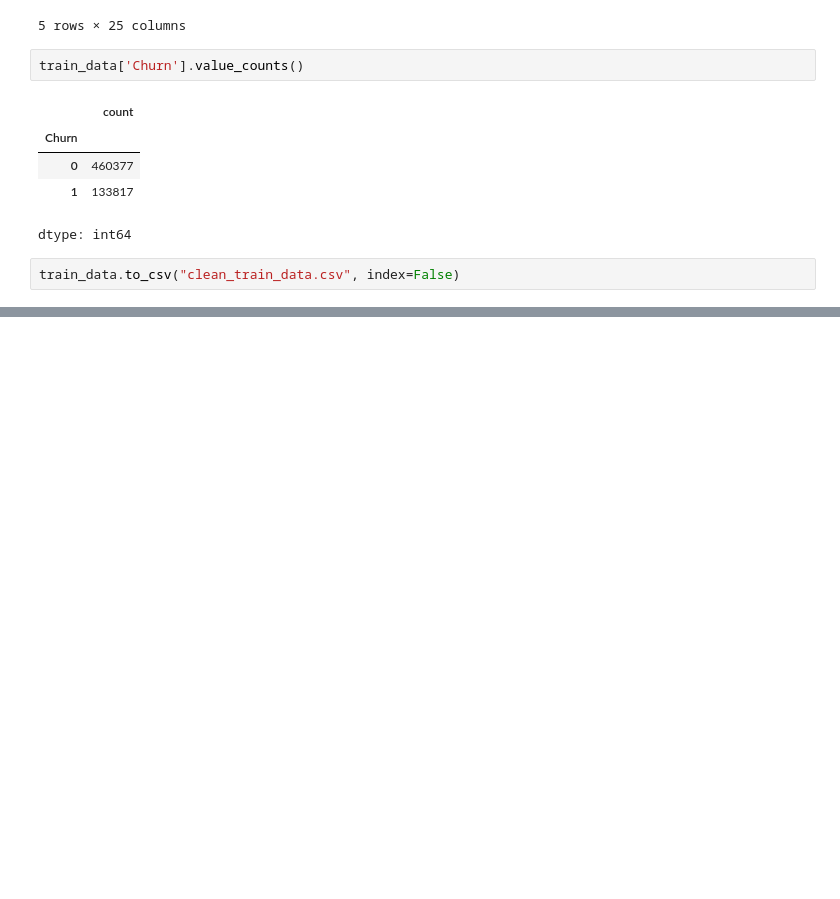
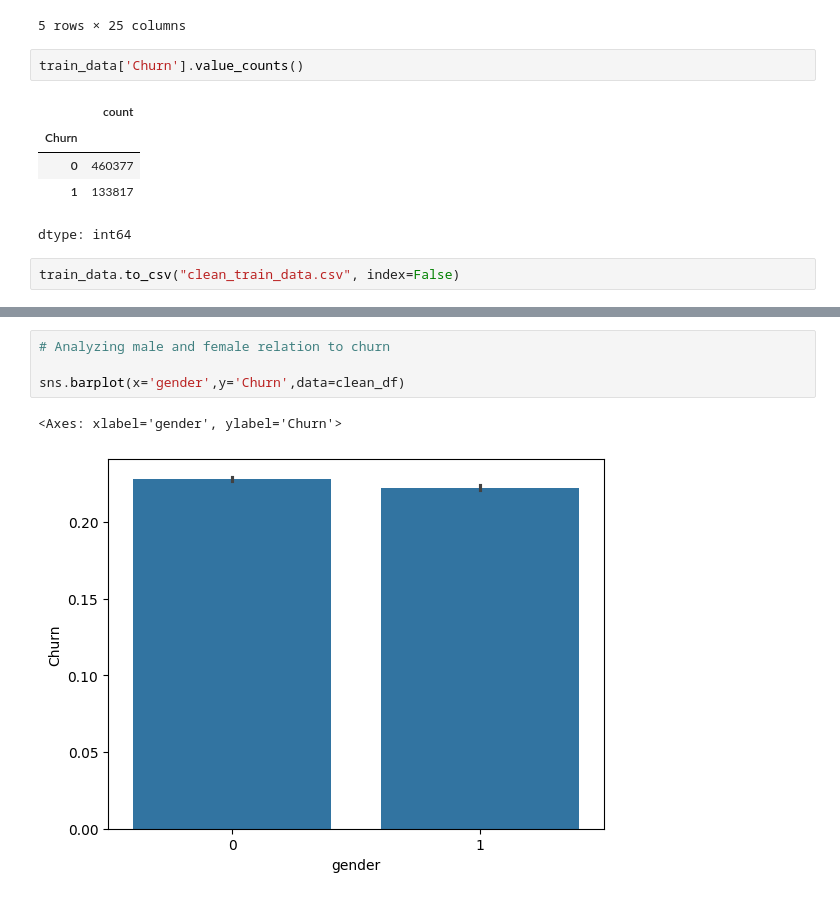
Before and after one commit to YugYadav25/kaggle-notebooks, a Jupyter notebook: Chrun Prediction playground-series-s6e3/ChurnPredic.ipynb, the cells around one changed output, grey strips where cells are left out. Drawn from its saved outputs; the diff is of its cells as text; blank space fills up the shorter version.

```diff
--- a/Chrun Prediction playground-series-s6e3/ChurnPredic.ipynb
+++ b/Chrun Prediction playground-series-s6e3/ChurnPredic.ipynb
@@ -269,0 +275,7 @@ Warning: Total number of columns (25) exceeds max_columns (20) limiting to first
+# %%
+# Analyzing male and female relation to churn
+
+sns.barplot(x='gender',y='Churn',data=clean_df)
+# %% [output]
+<Axes: xlabel='gender', ylabel='Churn'>
+[figure, added]
```
Also changed, not shown: parts of 31 cells of this notebook.
